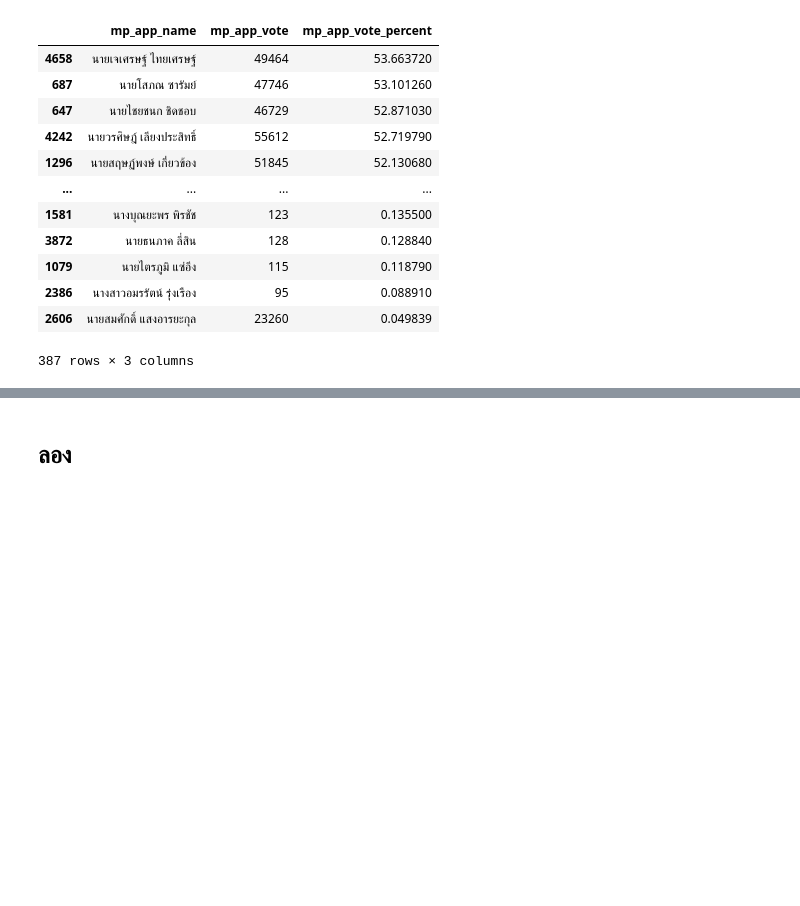
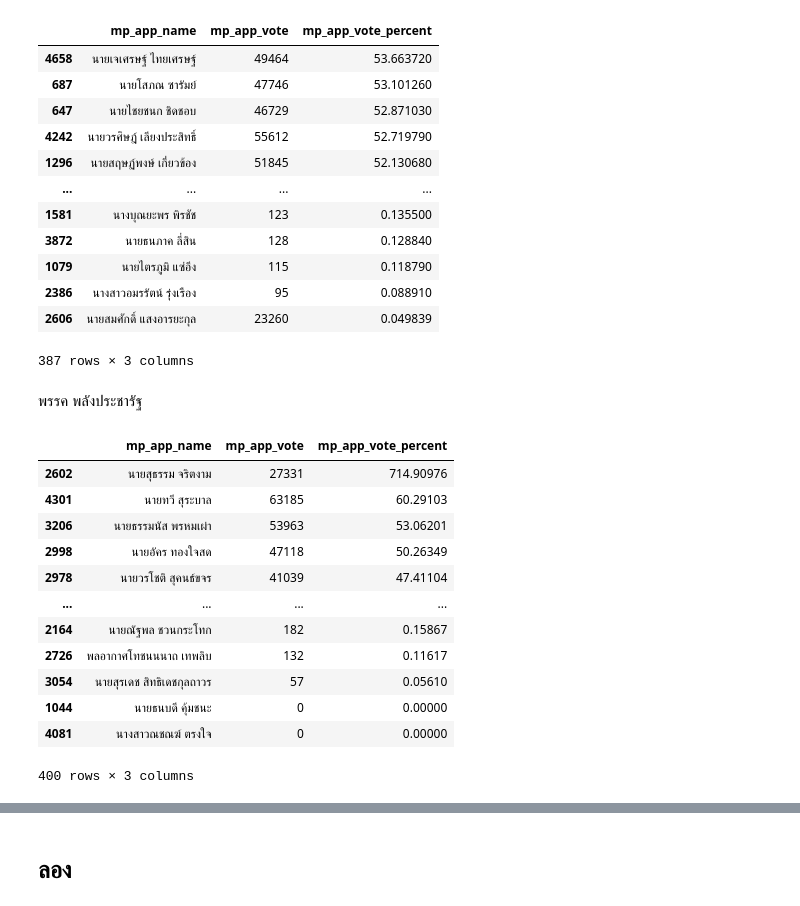
Before and after one commit to MOOwuttichai/python_dataviz2023, a Jupyter notebook: งานโปรเจค.ipynb, the cells around one changed output, grey strips where cells are left out. Saved outputs shown, nothing was run; the diff lists cells and outputs as text; code cells hidden in the pictures; blank space fills up the shorter version.

```diff
--- a/งานโปรเจค.ipynb
+++ b/งานโปรเจค.ipynb
@@ -346,3 +347,24 @@ final_TOP3
 | 2386 | นางสาวอมรรัตน์ รุ่งเรือง | 95 | 0.088910 |
 | 2606 | นายสมศักดิ์ แสงอารยะกุล | 23260 | 0.049839 |
 387 rows × 3 columns
+# %% [markdown]
+พรรค พลังประชารัฐ
+# %%
+power_w = find_proforcon[find_proforcon['name']=='พลังประชารัฐ']
+TOP_power_w = power_w[['mp_app_name','mp_app_vote','mp_app_vote_percent']]
+TOP_power_w = TOP_power_w.sort_values(by='mp_app_vote_percent', ascending=False)
+TOP_power_w
+# %% [output]
+|  | mp_app_name | mp_app_vote | mp_app_vote_percent |
+| 2602 | นายสุธรรม จริตงาม | 27331 | 714.90976 |
+| 4301 | นายทวี สุระบาล | 63185 | 60.29103 |
+| 3206 | นายธรรมนัส พรหมเผ่า | 53963 | 53.06201 |
+| 2998 | นายอัคร ทองใจสด | 47118 | 50.26349 |
+| 2978 | นายวรโชติ สุคนธ์ขจร | 41039 | 47.41104 |
+| ... | ... | ... | ... |
+| 2164 | นายณัฐพล ชวนกระโทก | 182 | 0.15867 |
+| 2726 | พลอากาศโทชนนนาถ เทพลิบ | 132 | 0.11617 |
+| 3054 | นายสุรเดช สิทธิเดชกุลถาวร | 57 | 0.05610 |
+| 1044 | นายธนบดี คุ้มชนะ | 0 | 0.00000 |
+| 4081 | นางสาวณชณฆ์ ตรงใจ | 0 | 0.00000 |
+400 rows × 3 columns
```
Also changed, not shown: parts of 37 cells of this notebook.
